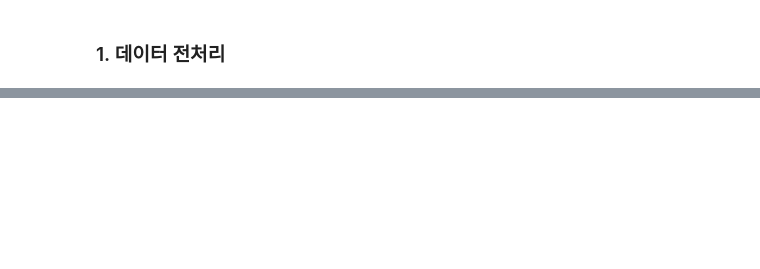
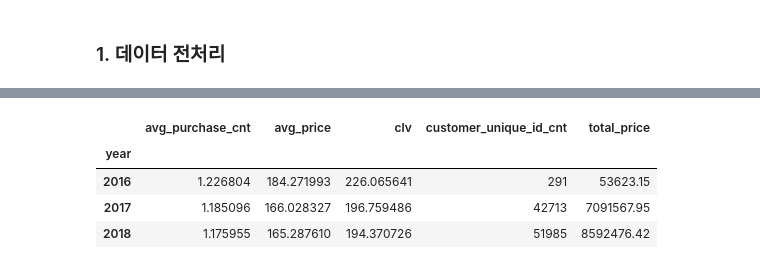
Before and after one commit to ElaYJ/Machine-Learning-Project, a Jupyter notebook: EDA/eda_ojm.ipynb, the cells around one changed output, grey strips where cells are left out. Cells and saved outputs as stored; diff of their text form; code cells hidden in the pictures; blank space fills up the shorter version.

```diff
--- a/EDA/eda_ojm.ipynb
+++ b/EDA/eda_ojm.ipynb
@@ -102,0 +171,21 @@ px.bar(df_re2, x=df_re2.index, y='order_count',
+# %%
+# olist에서 확인 가능한 데이터로 CLV를 산정
+df['year'] = df['purchase_date'].dt.year
+df_clv1 = pd.pivot_table(data=df, index='customer_unique_id', values=['total_price', 'year', 'order_id'],
+                         aggfunc={'total_price':'sum', 'year':'first', 'order_id':'count'})
+df_clv1.rename(columns={'order_id':'purchase_cnt'}, inplace=True)
+
+df_clv2 = pd.pivot_table(data=df_clv1, index='year', values=['total_price', 'purchase_cnt'], aggfunc='mean')
+df_clv2.rename(columns={'total_price':'avg_price', 'purchase_cnt':'avg_purchase_cnt'}, inplace=True)
+df_clv2['clv'] = df_clv2['avg_price'] * df_clv2['avg_purchase_cnt']
+
+df_clv3 = pd.pivot_table(data=df_clv1, index='year', values=['total_price', 'purchase_cnt'], aggfunc={'total_price':'sum', 'purchase_cnt':'count'})
+df_clv3.rename(columns={'purchase_cnt':'customer_unique_id_cnt'}, inplace=True)
+df_clv = pd.merge(df_clv2, df_clv3, on='year', how='left')
+df_clv
+# %% [output]
+|  | avg_purchase_cnt | avg_price | clv | customer_unique_id_cnt | total_price |
+| year |  |  |  |  |  |
+| 2016 | 1.226804 | 184.271993 | 226.065641 | 291 | 53623.15 |
+| 2017 | 1.185096 | 166.028327 | 196.759486 | 42713 | 7091567.95 |
+| 2018 | 1.175955 | 165.287610 | 194.370726 | 51985 | 8592476.42 |
```
Also changed, not shown: parts of 17 cells of this notebook.
